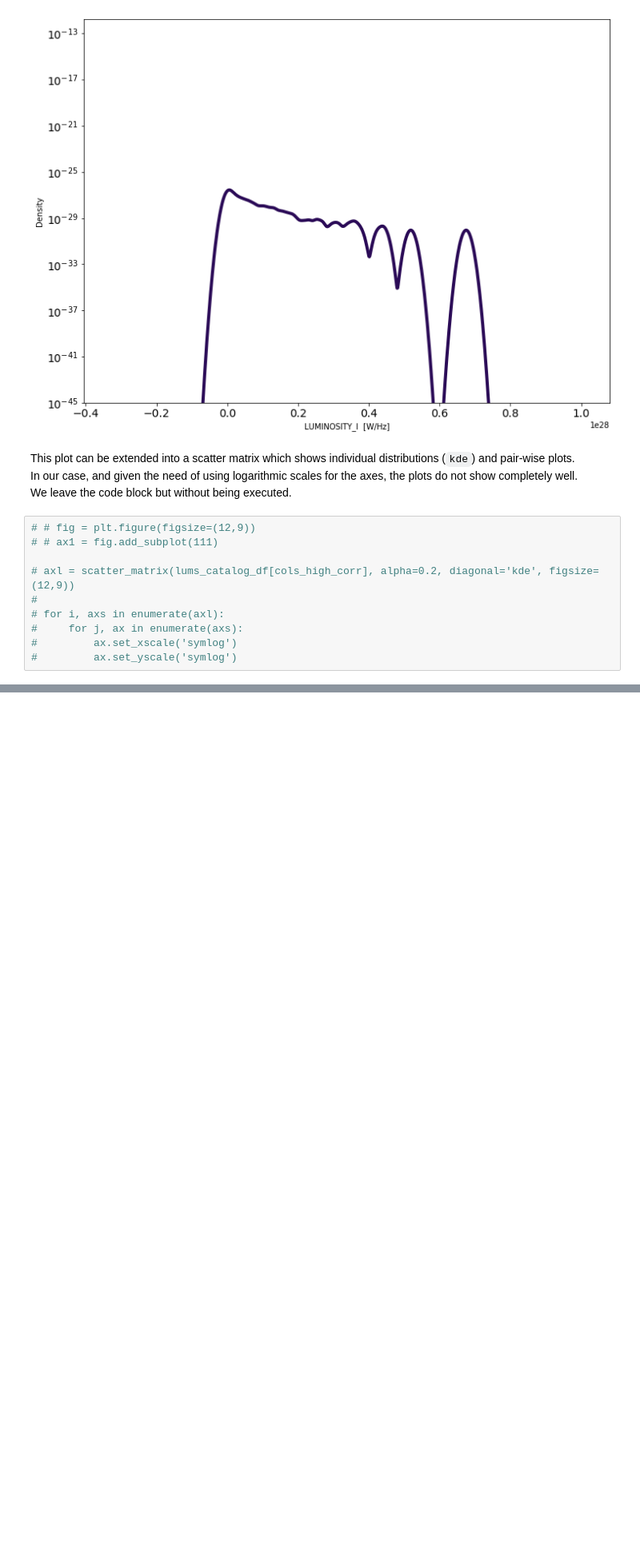
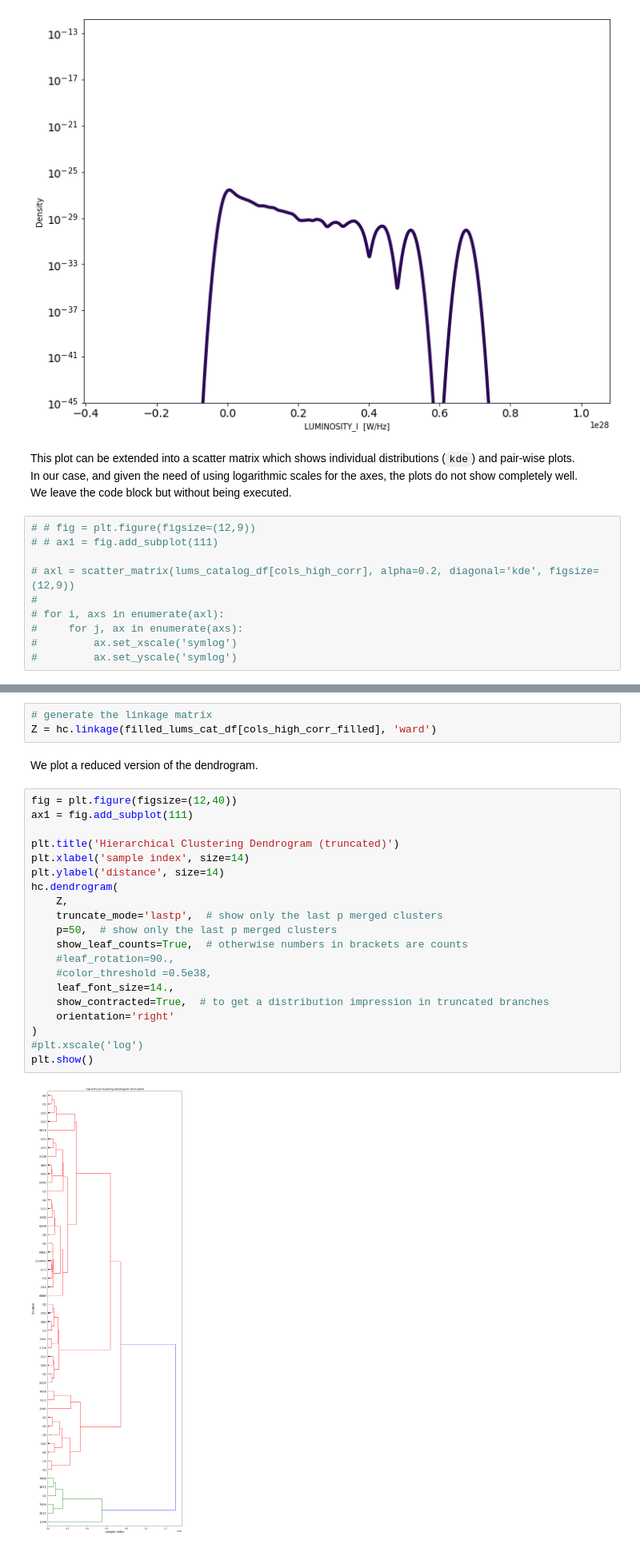
Before and after one commit to racarvajal/work_notes, a Jupyter notebook: Analyze_high_z_cat.ipynb, the cells around one changed output, grey strips where cells are left out. Shown at 80% size. Saved outputs shown, nothing was run; the diff lists cells and outputs as text; blank space fills up the shorter version.

```diff
--- a/Analyze_high_z_cat.ipynb
+++ b/Analyze_high_z_cat.ipynb
@@ -535,0 +749,27 @@ We leave the code block but without being executed.
+# %%
+# generate the linkage matrix
+Z = hc.linkage(filled_lums_cat_df[cols_high_corr_filled], 'ward')
+# %% [markdown]
+We plot a reduced version of the dendrogram.
+# %%
+fig = plt.figure(figsize=(12,40))
+ax1 = fig.add_subplot(111)
+
+plt.title('Hierarchical Clustering Dendrogram (truncated)')
+plt.xlabel('sample index', size=14)
+plt.ylabel('distance', size=14)
+hc.dendrogram(
+    Z,
+    truncate_mode='lastp',  # show only the last p merged clusters
+    p=50,  # show only the last p merged clusters
+    show_leaf_counts=True,  # otherwise numbers in brackets are counts
+    #leaf_rotation=90.,
+    #color_threshold =0.5e38,
+    leaf_font_size=14.,
+    show_contracted=True,  # to get a distribution impression in truncated branches
+    orientation='right'
+)
+#plt.xscale('log')
+plt.show()
+# %% [output]
+[figure, added]
```
Also changed, not shown: parts of 35 cells of this notebook.
